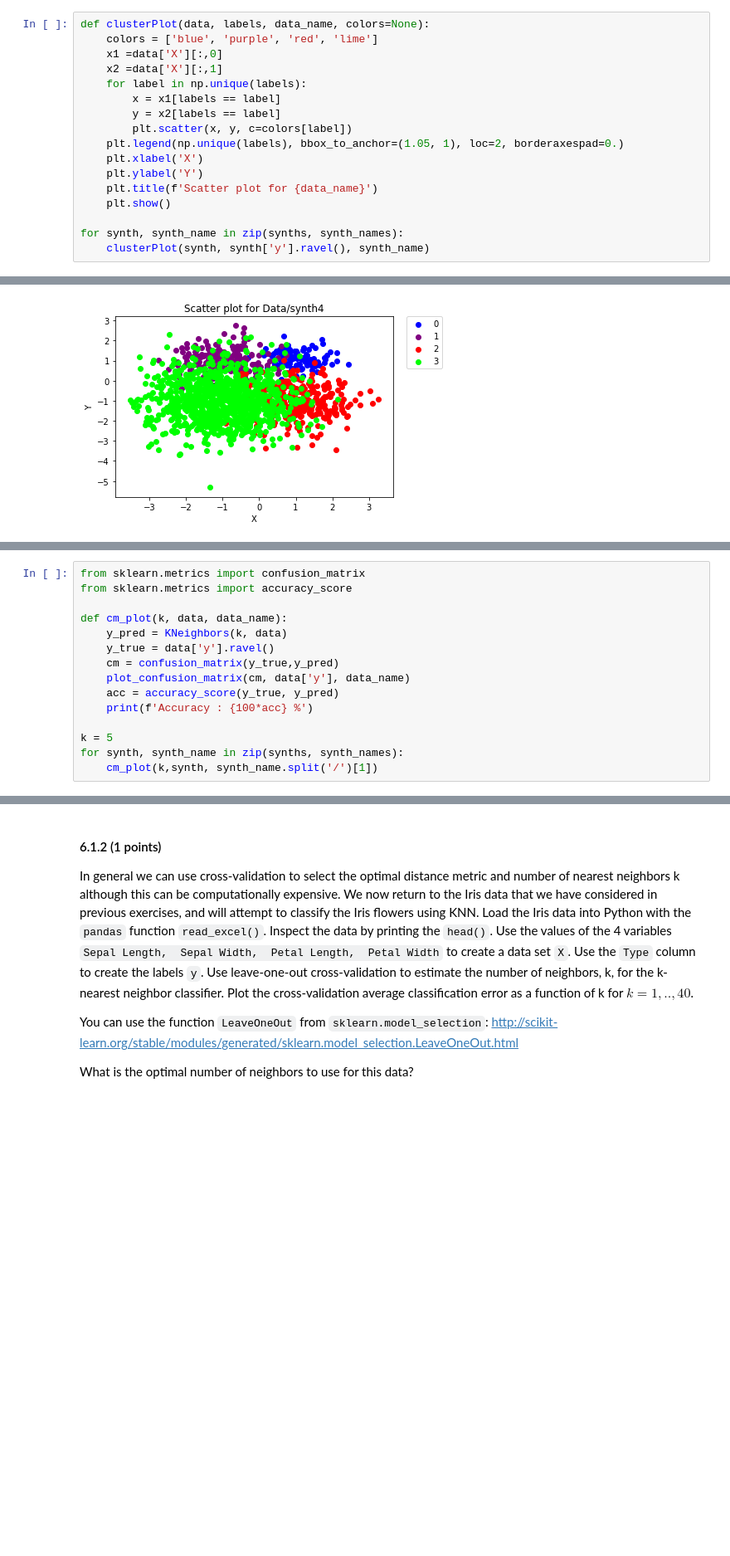
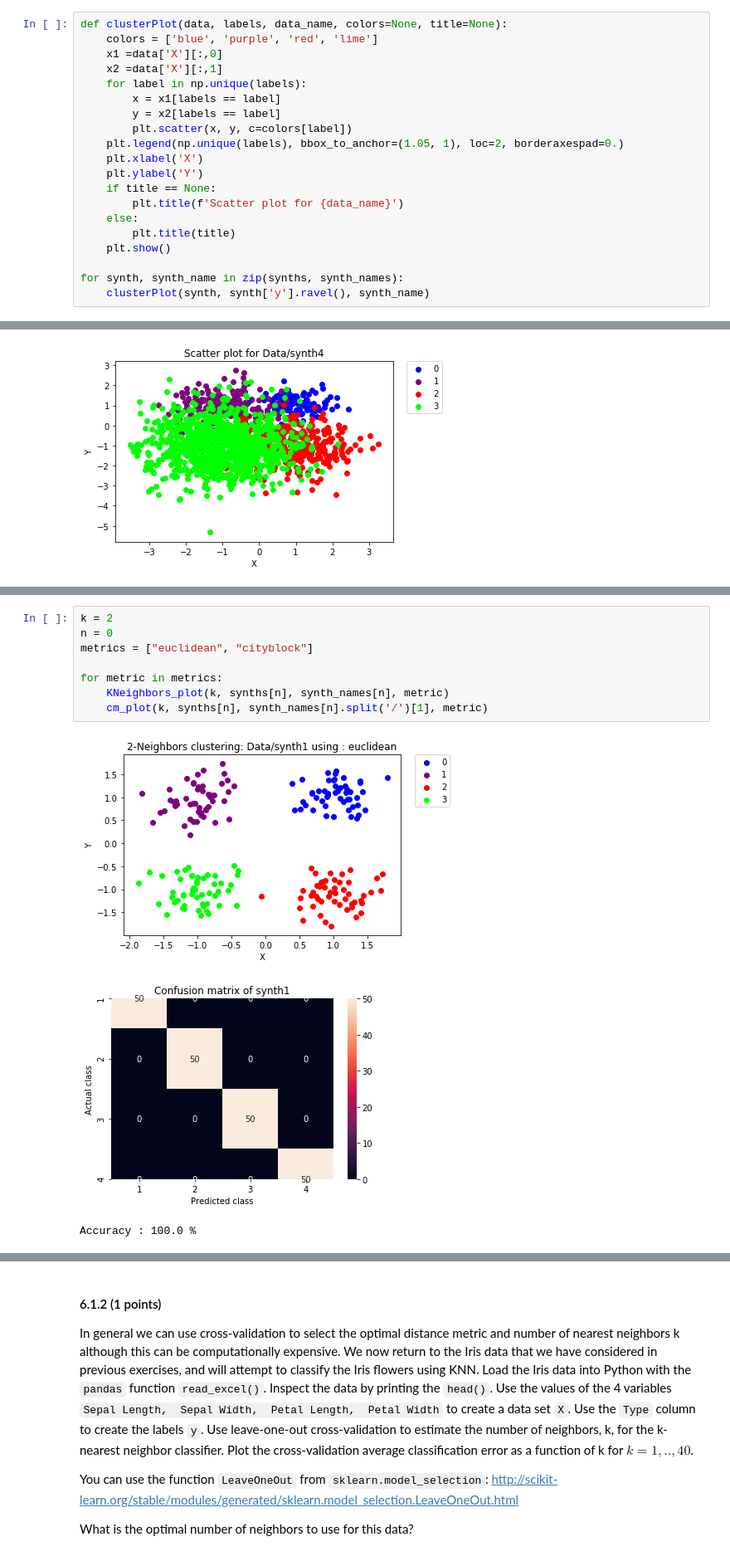
Before and after one commit to gabrielraya/Data-Mining, a Jupyter notebook: Assignment_6/Assignment_6.ipynb, the cells around one changed output, grey strips where cells are left out. Shown at 83% size. Saved outputs shown, nothing was run; the diff lists cells and outputs as text; blank space fills up the shorter version.

```diff
--- a/Assignment_6/Assignment_6.ipynb
+++ b/Assignment_6/Assignment_6.ipynb
@@ -71,7 +71,7 @@ pd.DataFrame(synths[0]['X']).head()
 | 3 | 1.059111 | 1.143922 |
 | 4 | 0.866616 | 1.143537 |
 # %%
-def clusterPlot(data, labels, data_name, colors=None):
+def clusterPlot(data, labels, data_name, colors=None, title=None):
     colors = ['blue', 'purple', 'red', 'lime']
     x1 =data['X'][:,0]
     x2 =data['X'][:,1]
@@ -82,7 +82,10 @@ def clusterPlot(data, labels, data_name, colors=None):
     plt.legend(np.unique(labels), bbox_to_anchor=(1.05, 1), loc=2, borderaxespad=0.)
     plt.xlabel('X')
     plt.ylabel('Y')
-    plt.title(f'Scatter plot for {data_name}')
+    if title == None:
+        plt.title(f'Scatter plot for {data_name}')
+    else:
+        plt.title(title)
     plt.show()
 
 for synth, synth_name in zip(synths, synth_names):
@@ -116,15 +124,0 @@ for synth, synth_name in zip(synths, synth_names):
-# %%
-from sklearn.metrics import confusion_matrix
-from sklearn.metrics import accuracy_score
-
-def cm_plot(k, data, data_name):
-    y_pred = KNeighbors(k, data)
-    y_true = data['y'].ravel()
-    cm = confusion_matrix(y_true,y_pred)
-    plot_confusion_matrix(cm, data['y'], data_name)
-    acc = accuracy_score(y_true, y_pred)
-    print(f'Accuracy : {100*acc} %')
-
-k = 5
-for synth, synth_name in zip(synths, synth_names):
-    cm_plot(k,synth, synth_name.split('/')[1])
@@ -143,0 +129,12 @@ Which distance measures worked best for each of the four problems? Can you expla
+# %%
+k = 2
+n = 0
+metrics = ["euclidean", "cityblock"]
+
+for metric in metrics:
+    KNeighbors_plot(k, synths[n], synth_names[n], metric)
+    cm_plot(k, synths[n], synth_names[n].split('/')[1], metric)
+# %% [output]
+[figure, added]
+[figure, added]
+Accuracy : 100.0 %
```
Also changed, not shown: parts of 13 cells of this notebook.
